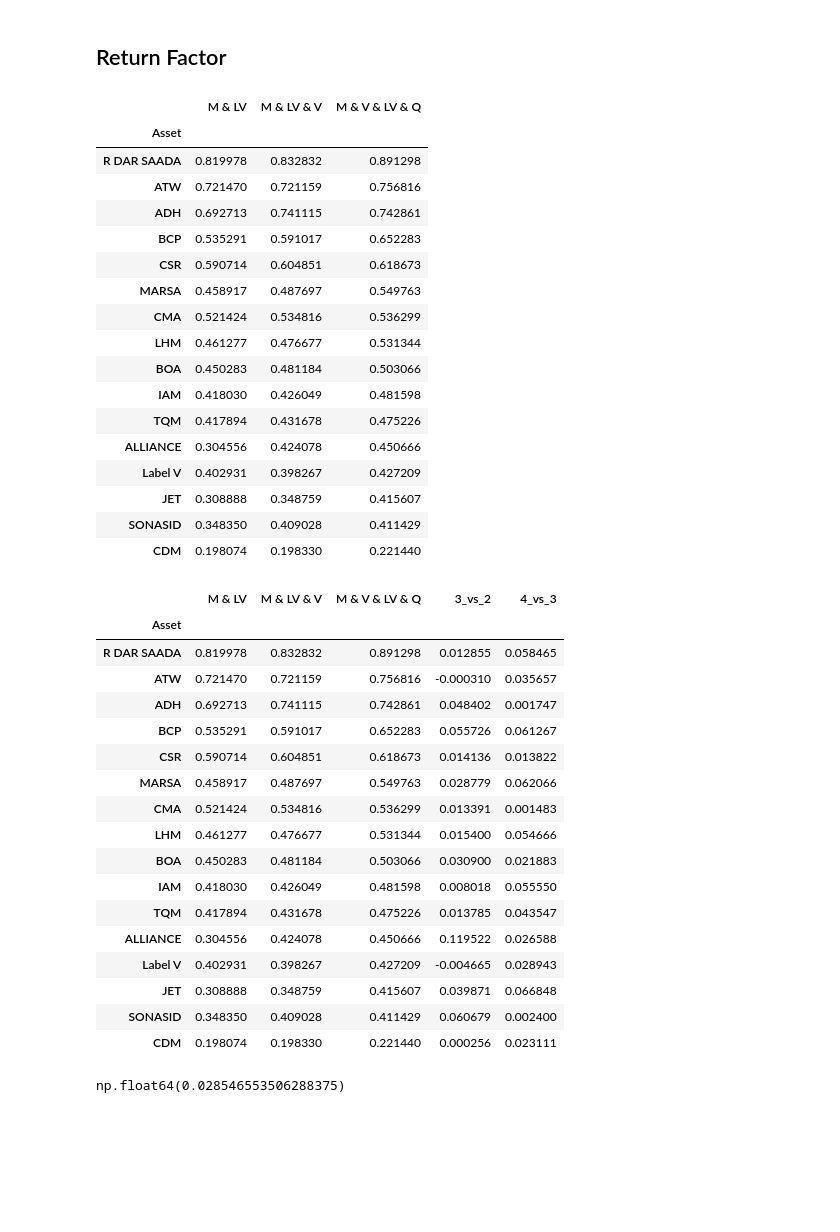
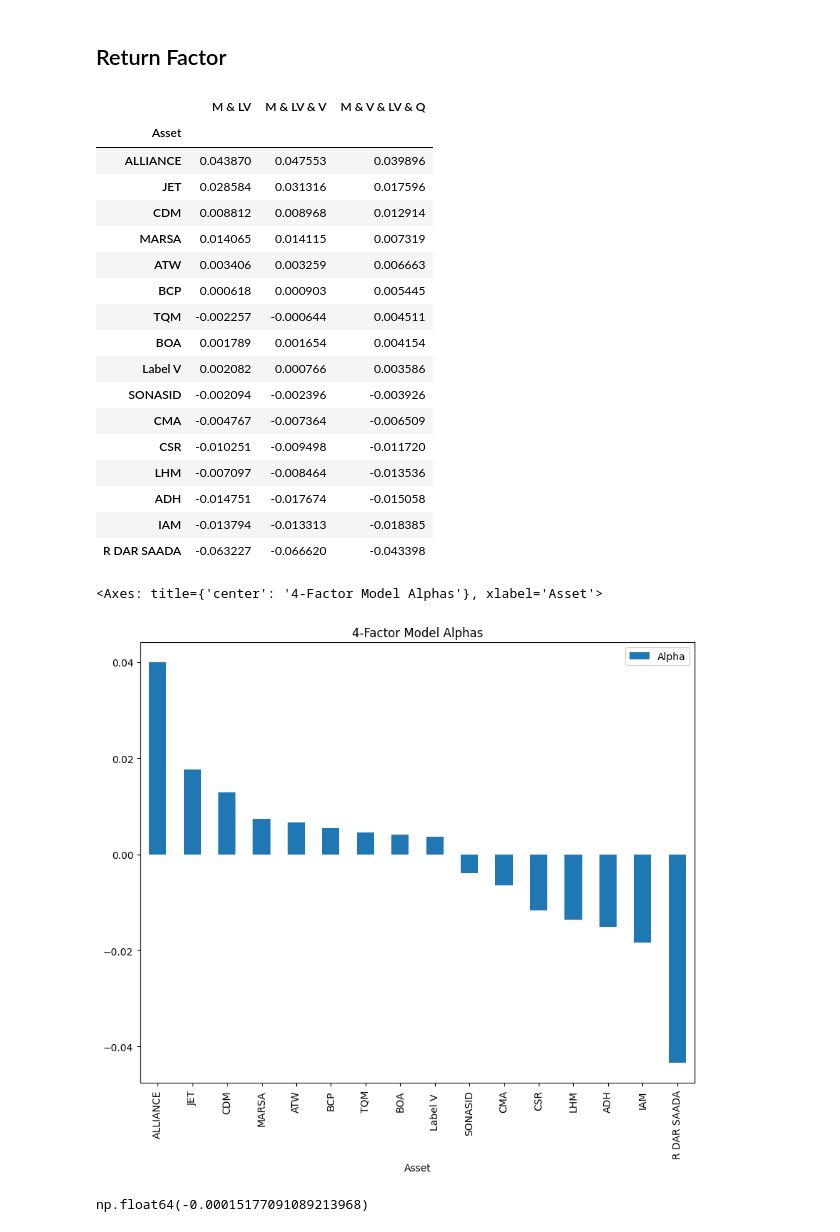
Before and after one commit to Salmanlm23/Finance-project-, a Jupyter notebook: FACTOR MODEL & RISK EXPOSURE.ipynb, the cells around one changed output. Cells and saved outputs as stored; diff of their text form; code cells hidden in the pictures; blank space fills up the shorter version.

```diff
--- a/FACTOR MODEL & RISK EXPOSURE.ipynb
+++ b/FACTOR MODEL & RISK EXPOSURE.ipynb
@@ -342,62 +342,46 @@ regression_4f.sort_values(by='R_squared', ascending=False)
 # %%
 from functools import reduce
 
 # compare R_squared across 2-factor, 3-factor and 4-factor regressions
-r2_2 = regression_2f[['Asset', 'R_squared']].rename(columns={'R_squared': 'M & LV'})
-r2_3 = regression_3f[['Asset', 'R_squared']].rename(columns={'R_squared': 'M & LV & V'})
-r2_4 = regression_4f[['Asset', 'R_squared']].rename(columns={'R_squared': 'M & V & LV & Q'})
+r2_2 = regression_2f[['Asset', 'Alpha']].rename(columns={'Alpha': 'M & LV'})
+r2_3 = regression_3f[['Asset', 'Alpha']].rename(columns={'Alpha': 'M & LV & V'})
+r2_4 = regression_4f[['Asset', 'Alpha']].rename(columns={'Alpha': 'M & V & LV & Q'})
 
 comp = reduce(lambda L, R: pd.merge(L, R, on='Asset', how='outer'), [r2_2, r2_3, r2_4])
 comp[['M & LV','M & LV & V','M & V & LV & Q']] = comp[['M & LV','M & LV & V','M & V & LV & Q']].astype(float)
 comp = comp.set_index('Asset').sort_values('M & V & LV & Q', ascending=False)
 comp
 # %% [output]
 |  | M & LV | M & LV & V | M & V & LV & Q |
 | Asset |  |  |  |
-| R DAR SAADA | 0.819978 | 0.832832 | 0.891298 |
-| ATW | 0.721470 | 0.721159 | 0.756816 |
-| ADH | 0.692713 | 0.741115 | 0.742861 |
-| BCP | 0.535291 | 0.591017 | 0.652283 |
-| CSR | 0.590714 | 0.604851 | 0.618673 |
-| MARSA | 0.458917 | 0.487697 | 0.549763 |
-| CMA | 0.521424 | 0.534816 | 0.536299 |
-| LHM | 0.461277 | 0.476677 | 0.531344 |
-| BOA | 0.450283 | 0.481184 | 0.503066 |
-| IAM | 0.418030 | 0.426049 | 0.481598 |
-| TQM | 0.417894 | 0.431678 | 0.475226 |
-| ALLIANCE | 0.304556 | 0.424078 | 0.450666 |
-| Label V | 0.402931 | 0.398267 | 0.427209 |
-| JET | 0.308888 | 0.348759 | 0.415607 |
-| SONASID | 0.348350 | 0.409028 | 0.411429 |
-| CDM | 0.198074 | 0.198330 | 0.221440 |
+| ALLIANCE | 0.043870 | 0.047553 | 0.039896 |
+| JET | 0.028584 | 0.031316 | 0.017596 |
+| CDM | 0.008812 | 0.008968 | 0.012914 |
+| MARSA | 0.014065 | 0.014115 | 0.007319 |
+| ATW | 0.003406 | 0.003259 | 0.006663 |
+| BCP | 0.000618 | 0.000903 | 0.005445 |
+| TQM | -0.002257 | -0.000644 | 0.004511 |
+| BOA | 0.001789 | 0.001654 | 0.004154 |
+| Label V | 0.002082 | 0.000766 | 0.003586 |
+| SONASID | -0.002094 | -0.002396 | -0.003926 |
+| CMA | -0.004767 | -0.007364 | -0.006509 |
+| CSR | -0.010251 | -0.009498 | -0.011720 |
+| LHM | -0.007097 | -0.008464 | -0.013536 |
+| ADH | -0.014751 | -0.017674 | -0.015058 |
+| IAM | -0.013794 | -0.013313 | -0.018385 |
+| R DAR SAADA | -0.063227 | -0.066620 | -0.043398 |
 # %%
 comp['3_vs_2'] = comp['M & LV & V']  - comp['M & LV']
 comp['4_vs_3'] = comp['M & V & LV & Q'] - comp['M & LV & V']
 # %%
-comp
+regression_4f[["Alpha","Asset"]].sort_values(by='Alpha', ascending=False).plot.bar(x='Asset',y='Alpha', figsize=(10,8), title='4-Factor Model Alphas')
 # %% [output]
-|  | M & LV | M & LV & V | M & V & LV & Q | 3_vs_2 | 4_vs_3 |
-| Asset |  |  |  |  |  |
-| R DAR SAADA | 0.819978 | 0.832832 | 0.891298 | 0.012855 | 0.058465 |
-| ATW | 0.721470 | 0.721159 | 0.756816 | -0.000310 | 0.035657 |
-| ADH | 0.692713 | 0.741115 | 0.742861 | 0.048402 | 0.001747 |
-| BCP | 0.535291 | 0.591017 | 0.652283 | 0.055726 | 0.061267 |
-| CSR | 0.590714 | 0.604851 | 0.618673 | 0.014136 | 0.013822 |
-| MARSA | 0.458917 | 0.487697 | 0.549763 | 0.028779 | 0.062066 |
-| CMA | 0.521424 | 0.534816 | 0.536299 | 0.013391 | 0.001483 |
-| LHM | 0.461277 | 0.476677 | 0.531344 | 0.015400 | 0.054666 |
-| BOA | 0.450283 | 0.481184 | 0.503066 | 0.030900 | 0.021883 |
-| IAM | 0.418030 | 0.426049 | 0.481598 | 0.008018 | 0.055550 |
-| TQM | 0.417894 | 0.431678 | 0.475226 | 0.013785 | 0.043547 |
-| ALLIANCE | 0.304556 | 0.424078 | 0.450666 | 0.119522 | 0.026588 |
-| Label V | 0.402931 | 0.398267 | 0.427209 | -0.004665 | 0.028943 |
-| JET | 0.308888 | 0.348759 | 0.415607 | 0.039871 | 0.066848 |
-| SONASID | 0.348350 | 0.409028 | 0.411429 | 0.060679 | 0.002400 |
-| CDM | 0.198074 | 0.198330 | 0.221440 | 0.000256 | 0.023111 |
+<Axes: title={'center': '4-Factor Model Alphas'}, xlabel='Asset'>
+[figure, added]
 # %%
 comp['3_vs_2'].mean()
 # %% [output]
-np.float64(0.028546553506288375)
+np.float64(-0.00015177091089213968)
 # %%
 comp['4_vs_3'].mean()
 # %% [output]
```
Also changed, not shown: parts of 19 cells of this notebook.
